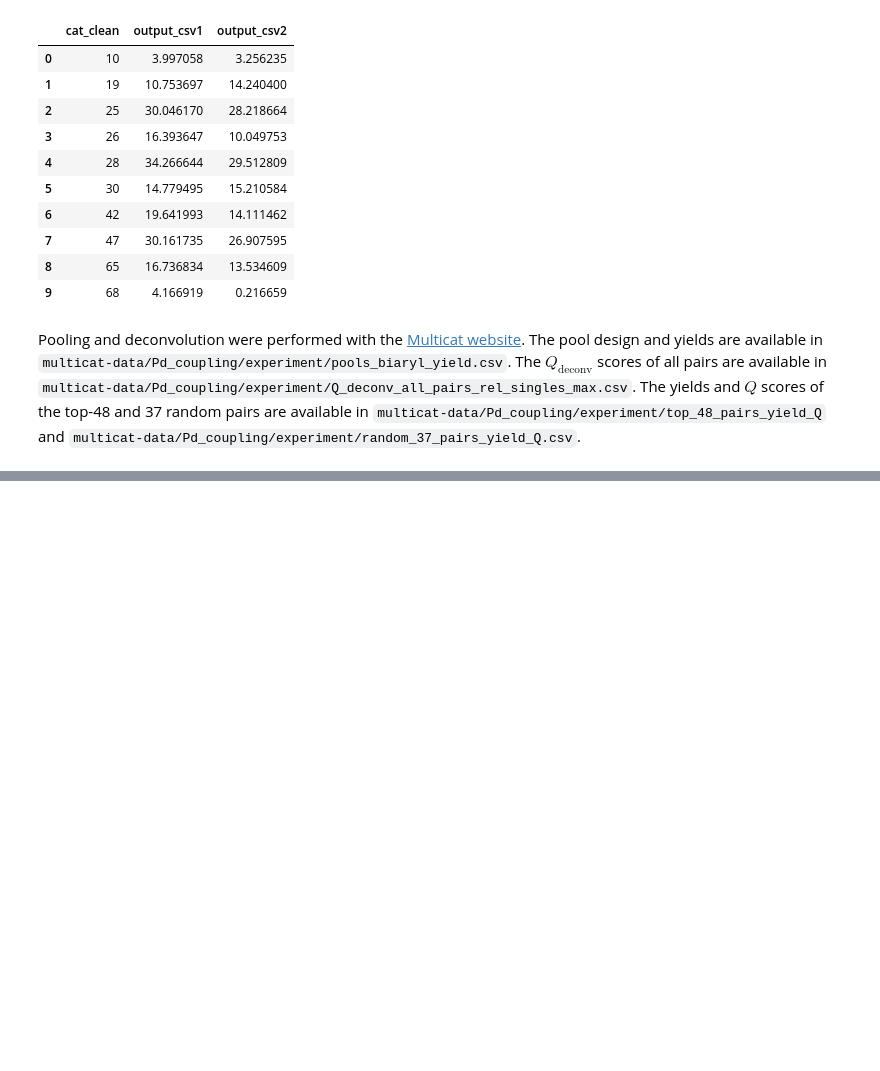
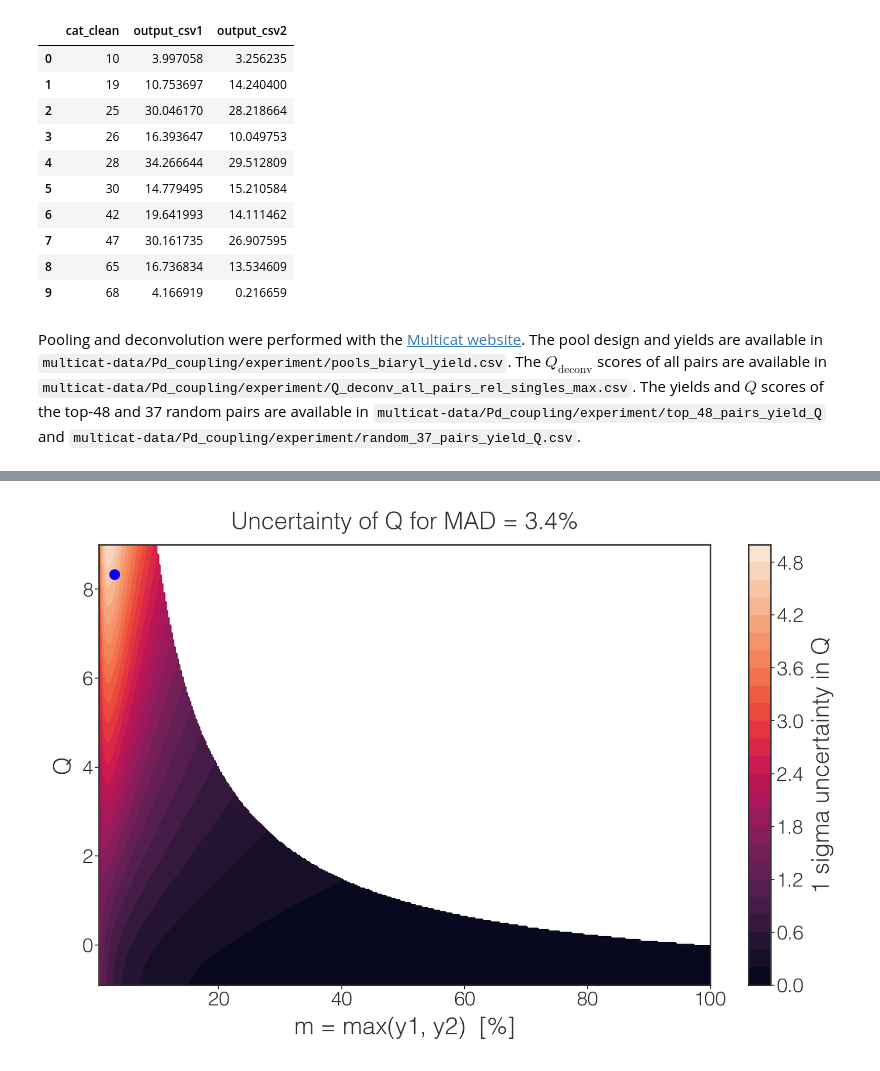
Before and after one commit to msh-yi/multicat-data, a Jupyter notebook: Pd_coupling/Pd_analysis.ipynb, the cells around one changed output, grey strips where cells are left out. Drawn from its saved outputs; the diff is of its cells as text; code cells hidden in the pictures; blank space fills up the shorter version.

```diff
--- a/Pd_coupling/Pd_analysis.ipynb
+++ b/Pd_coupling/Pd_analysis.ipynb
@@ -544,0 +617,88 @@ Fisher’s exact test (greater): p = 0.0522
+# %%
+## analyze error bars on Q
+# Fix: vectorize erf so Phi works on arrays; re-run the simplified notebook cell.
+
+# -------------------------- helpers --------------------------
+def sd_from_MAD(mad_pp):
+    return mad_pp / (2/np.sqrt(np.pi))
+
+def phi(x):
+    return (1/np.sqrt(2*np.pi))*np.exp(-0.5*x*x)
+
+_vec_erf = np.vectorize(math.erf)
+def Phi(x):
+    return 0.5*(1+_vec_erf(x/np.sqrt(2)))
+
+def mean_var_max_norm(mu1, mu2, sigma):
+    if np.isscalar(sigma) and sigma <= 0:
+        m = np.maximum(mu1, mu2)
+        return m, np.zeros_like(m)
+    delta = (mu1 - mu2)/(np.sqrt(2)*sigma)
+    Em = mu1*Phi(delta) + mu2*Phi(-delta) + np.sqrt(2)*sigma*phi(delta)
+    term = (mu1**2 + sigma**2)*Phi(delta) + (mu2**2 + sigma**2)*Phi(-delta) + (mu1 + mu2)*np.sqrt(2)*sigma*phi(delta)
+    Vm = term - Em**2
+    return Em, Vm
+
+def se_Q_maxaware_percent(y1, y2, y12, MAD=None, sigma_sd=None, n_single=1, n12=1):
+    assert (MAD is None) ^ (sigma_sd is None), "Provide exactly one of MAD or sigma_sd"
+    sigma = sd_from_MAD(MAD) if (sigma_sd is None) else float(sigma_sd)
+    sig_s = sigma / np.sqrt(max(n_single,1))
+    sig_12 = sigma / np.sqrt(max(n12,1))
+    Em, Vm = mean_var_max_norm(y1, y2, sig_s)
+    if np.any(Em <= 0):
+        return np.nan, np.nan
+    Q = y12/Em - 1.0
+    var_Q = (sig_12**2)/(Em**2) + (y12**2)*(Vm)/(Em**4)
+    return float(Q), float(np.sqrt(var_Q))
+
+# ---------------------- Parameters ----------------------
+RATIO_MIN_TO_MAX = 0.5
+MAD_pp = 3.4
+SIGMA_ALT_pp = 1.9
+
+# ---------------------- Contour (max-aware) up to Q=9 ----------------------
+m_vals = np.linspace(0.5, 100.0, 400)
+Q_vals = np.linspace(-0.9, 9.0, 300)
+M, Qgrid = np.meshgrid(m_vals, Q_vals)
+
+mu1 = M
+mu2 = RATIO_MIN_TO_MAX * M
+
+Y12 = (1 + Qgrid) * M
+feasible = (Y12 >= 0) & (Y12 <= 100)
+
+sigma_pp = sd_from_MAD(MAD_pp)
+
+Em, Vm = mean_var_max_norm(mu1, mu2, sigma_pp)
+
+sigma_Q = np.full_like(M, np.nan, dtype=float)
+valid = feasible & (Em > 0)
+sigma_Q[valid] = np.sqrt( (sigma_pp**2)/(Em[valid]**2) + (Y12[valid]**2)*Vm[valid]/(Em[valid]**4) )
+
+plt.figure(figsize=(6, 4))
+cont = plt.contourf(M, Qgrid, sigma_Q, levels=30)
+plt.scatter(3.0, 28.0/3.0 - 1.0, s=20, color="blue", zorder=5)
+plt.colorbar(cont, label="1 sigma uncertainty in Q")
+plt.xlabel("m = max(y1, y2)  [%]")
+plt.ylabel("Q")
+plt.title("Uncertainty of Q for MAD = {:.1f}%".format(MAD_pp))
+plt.tight_layout()
+plt.show()
+
+# ---------------------- Example evaluation ----------------------
+y1, y2, y12 = 3.0, 1.0, 28.0
+rows = []
+for label, mad, sig in [("from MAD (3.4 pp)", MAD_pp, None),
+                        ("from SD (1.9 pp)", None, SIGMA_ALT_pp)]:
+    Q_val, SE_val = se_Q_maxaware_percent(y1, y2, y12, MAD=mad, sigma_sd=sig, n_single=1, n12=1)
+    rows.append({
+        "noise model": label,
+        "Q": Q_val,
+        "SE(Q)": SE_val,
+        "95% half-width": 1.96*SE_val
+    })
+
+df = pd.DataFrame(rows)
+display(df)
+# %% [output]
+[figure, added]
```
Also changed, not shown: parts of 5 cells of this notebook, 12 other files.
